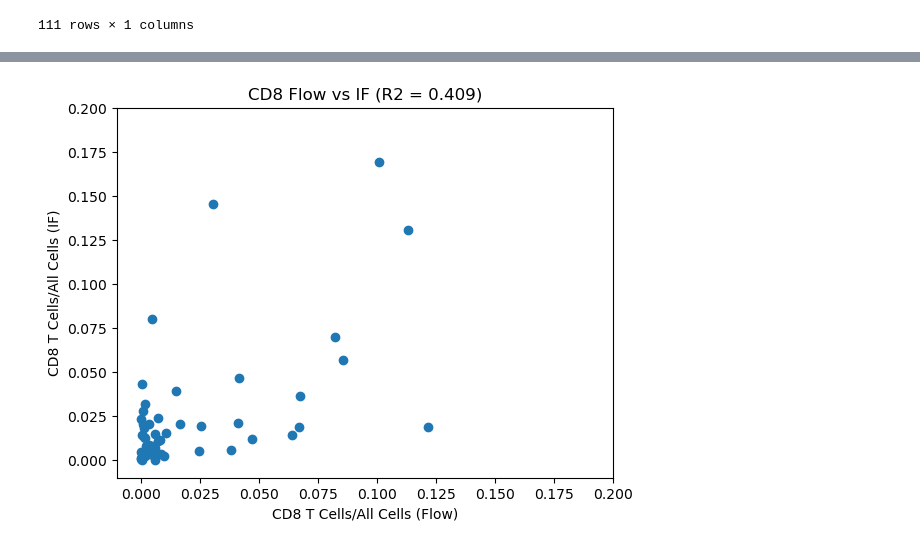
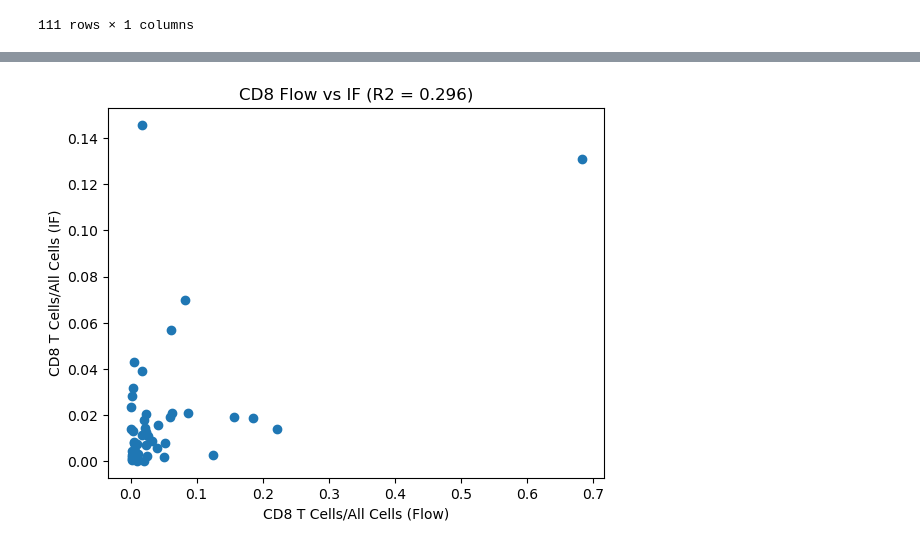
Before and after one commit to awedwards/IPI_analysis_scripts, a Jupyter notebook: flow_vs_if.ipynb, the cells around one changed output, grey strips where cells are left out. Drawn from its saved outputs; the diff is of its cells as text; code cells hidden in the pictures.

Commit message:
spatial analysis progress

```diff
--- a/flow_vs_if.ipynb
+++ b/flow_vs_if.ipynb
@@ -42,10 +42,15 @@ arch_df.set_index("Sample")
 111 rows × 1 columns
 # %%
 flow_data_raw = pd.read_csv("D:/Austin/IPI/IPI_Flow_Data_Lymphocytes.csv")
-flow_data_raw['flow_frac_cd4'] = flow_data_raw["%CD4/all cells"]/100
-flow_data_raw['flow_frac_cd8'] = flow_data_raw["%CD8/all cells"]/100
+flow_data_raw['flow_frac_cd4_all'] = flow_data_raw["%CD4/all cells"]
+flow_data_raw['flow_frac_cd8_all'] = flow_data_raw["%CD8/all cells"]
+
+flow_data_raw['flow_frac_cd4_live'] = flow_data_raw["%CD4/Live"]
+flow_data_raw['flow_frac_cd8_live'] = flow_data_raw["%CD8/Live"]
+
+
 flow_data_raw.rename(columns={'Sample ID':'Sample'}, inplace=True)
-flow_data = flow_data_raw[['Sample', 'flow_frac_cd4', 'flow_frac_cd8']]
+flow_data = flow_data_raw[['Sample', 'flow_frac_cd4_all', 'flow_frac_cd8_all', 'flow_frac_cd4_live', 'flow_frac_cd8_live']]
 flow_data = flow_data.set_index('Sample')
 # %%
 cd4_fraction = {}
@@ -106,13 +123,11 @@ plt.savefig(Path("D:/Austin/IPI/analysis/" + "CD4_flow_IF.png"), transparent=Fal
 # %%
 fig = plt.figure()
 fig.set_facecolor('white')
-plt.scatter(result['flow_frac_cd8'], result['if_frac_cd8'])
+plt.scatter(result['flow_frac_cd8_all'], result['if_frac_cd8'])
 plt.xlabel('CD8 T Cells/All Cells (Flow)')
 plt.ylabel('CD8 T Cells/All Cells (IF)')
-corr = str(spearmanr(result['flow_frac_cd8'].values, result['if_frac_cd8'].values).correlation)
+corr = str(spearmanr(result['flow_frac_cd8_all'].values, result['if_frac_cd8'].values).correlation)
 plt.title(f'CD8 Flow vs IF (R2 = {corr[0:5]})')
-plt.xlim([-0.01,0.2])
-plt.ylim([-0.01,0.2])
-plt.savefig(Path("D:/Austin/IPI/analysis/" + "CD8_flow_IF.png"), transparent=False, bbox_inches='tight')
+plt.savefig(Path("D:/Austin/IPI/analysis/" + "CD8_flow_IF_all.png"), transparent=False, bbox_inches='tight')
 # %% [output]
-[figure, old version]
+[figure, new version]
```
Also changed, not shown: parts of 9 cells of this notebook, 3 other files.
